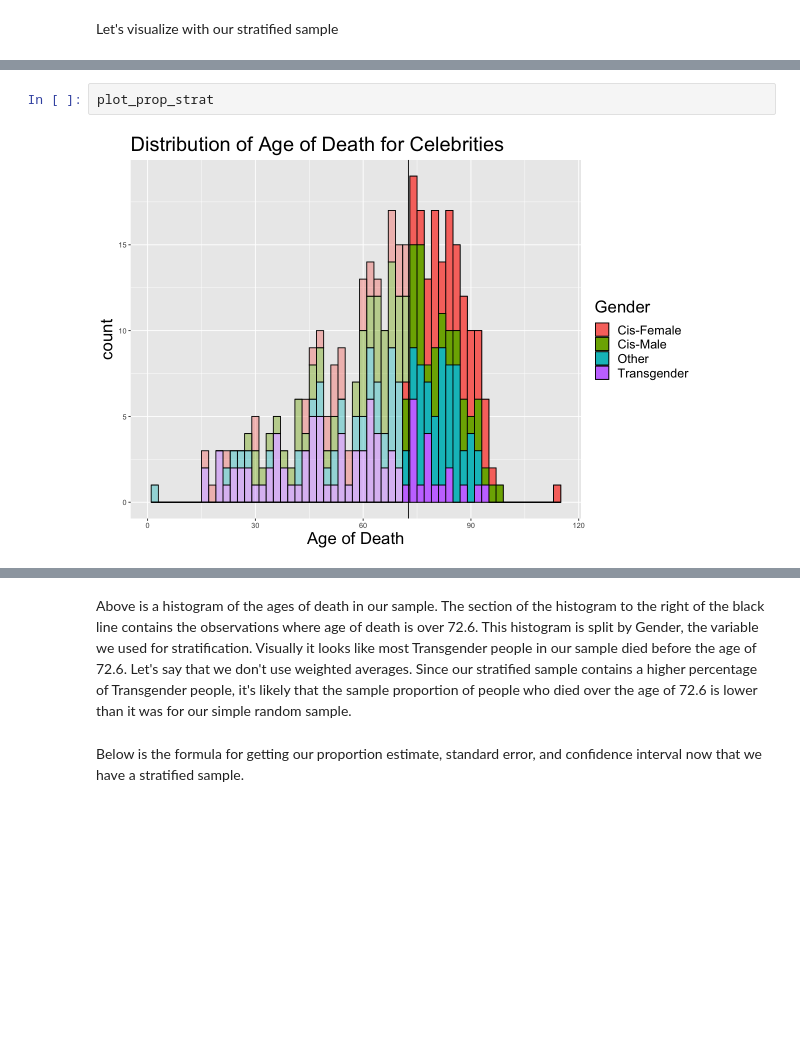
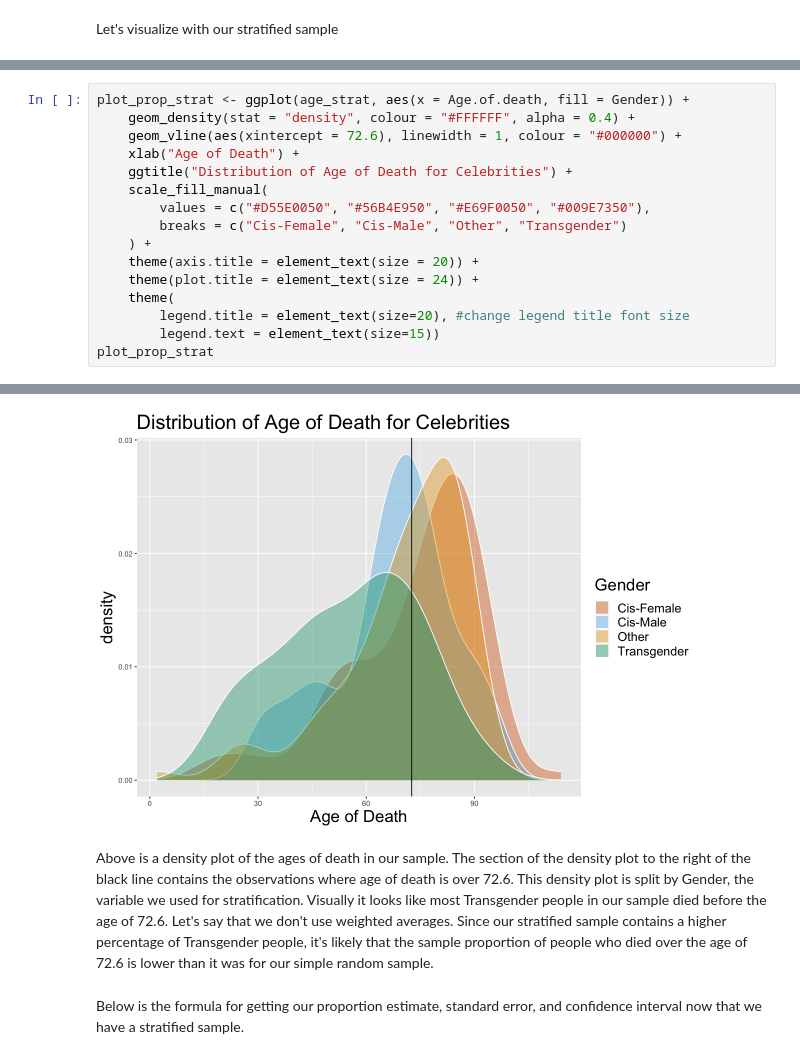
Before and after one commit to jjadeb/STAT334-Project, a Jupyter notebook: STAT344 Group Project-Copy1.ipynb, the cells around one changed output, grey strips where cells are left out. Drawn from its saved outputs; the diff is of its cells as text; blank space fills up the shorter version.

```diff
--- a/STAT344 Group Project-Copy1.ipynb
+++ b/STAT344 Group Project-Copy1.ipynb
@@ -435,4 +419,17 @@ Warning message:
-# %%
-plot_prop_strat
-# %% [output]
-[figure, removed]
+# %%
+plot_prop_strat <- ggplot(age_strat, aes(x = Age.of.death, fill = Gender)) +
+    geom_density(stat = "density", colour = "#FFFFFF", alpha = 0.4) +
+    geom_vline(aes(xintercept = 72.6), linewidth = 1, colour = "#000000") +
+    xlab("Age of Death") +
+    ggtitle("Distribution of Age of Death for Celebrities") +
+    scale_fill_manual(
+        values = c("#D55E0050", "#56B4E950", "#E69F0050", "#009E7350"),
+        breaks = c("Cis-Female", "Cis-Male", "Other", "Transgender")
+    ) +
+    theme(axis.title = element_text(size = 20)) +
+    theme(plot.title = element_text(size = 24)) +
+    theme(
+        legend.title = element_text(size=20), #change legend title font size
+        legend.text = element_text(size=15))
+plot_prop_strat
+# %% [output]
@@ -439,5 +438,6 @@ plot_prop_strat
+[figure, added]
 # %% [markdown]
-Above is a histogram of the ages of death in our sample. The section of the histogram to the right of the black line contains the observations where age of death is over 72.6. This histogram is split by Gender, the variable we used for stratification. Visually it looks like most Transgender people in our sample died before the age of 72.6. Let's say that we don't use weighted averages. Since our stratified sample contains a higher percentage of Transgender people, it's likely that the sample proportion of people who died over the age of 72.6 is lower than it was for our simple random sample.
+Above is a density plot of the ages of death in our sample. The section of the density plot to the right of the black line contains the observations where age of death is over 72.6. This density plot is split by Gender, the variable we used for stratification. Visually it looks like most Transgender people in our sample died before the age of 72.6. Let's say that we don't use weighted averages. Since our stratified sample contains a higher percentage of Transgender people, it's likely that the sample proportion of people who died over the age of 72.6 is lower than it was for our simple random sample.
 # %% [markdown]
 Below is the formula for getting our proportion estimate, standard error, and confidence interval now that we have a stratified sample.
 # %% [markdown]
```
Also changed, not shown: parts of 20 cells of this notebook.
